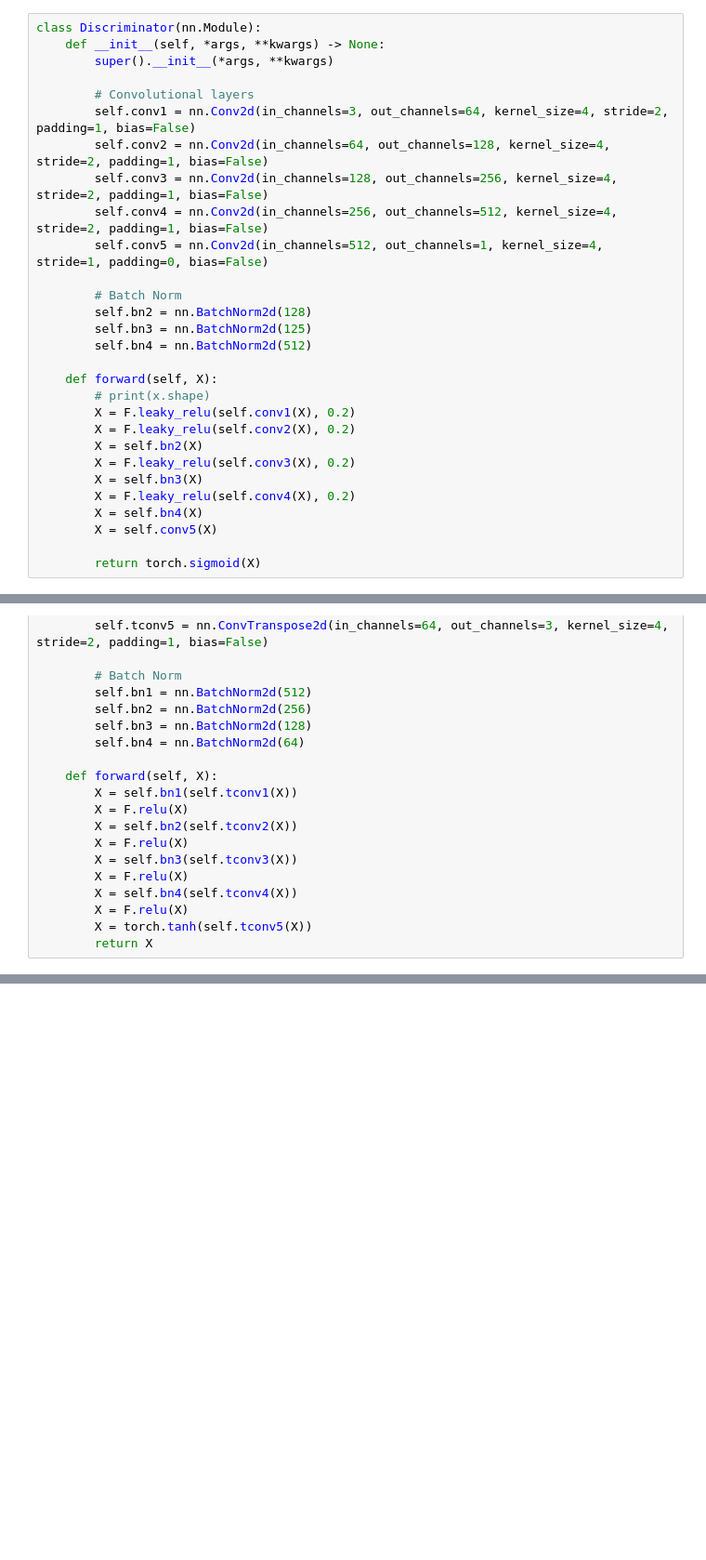
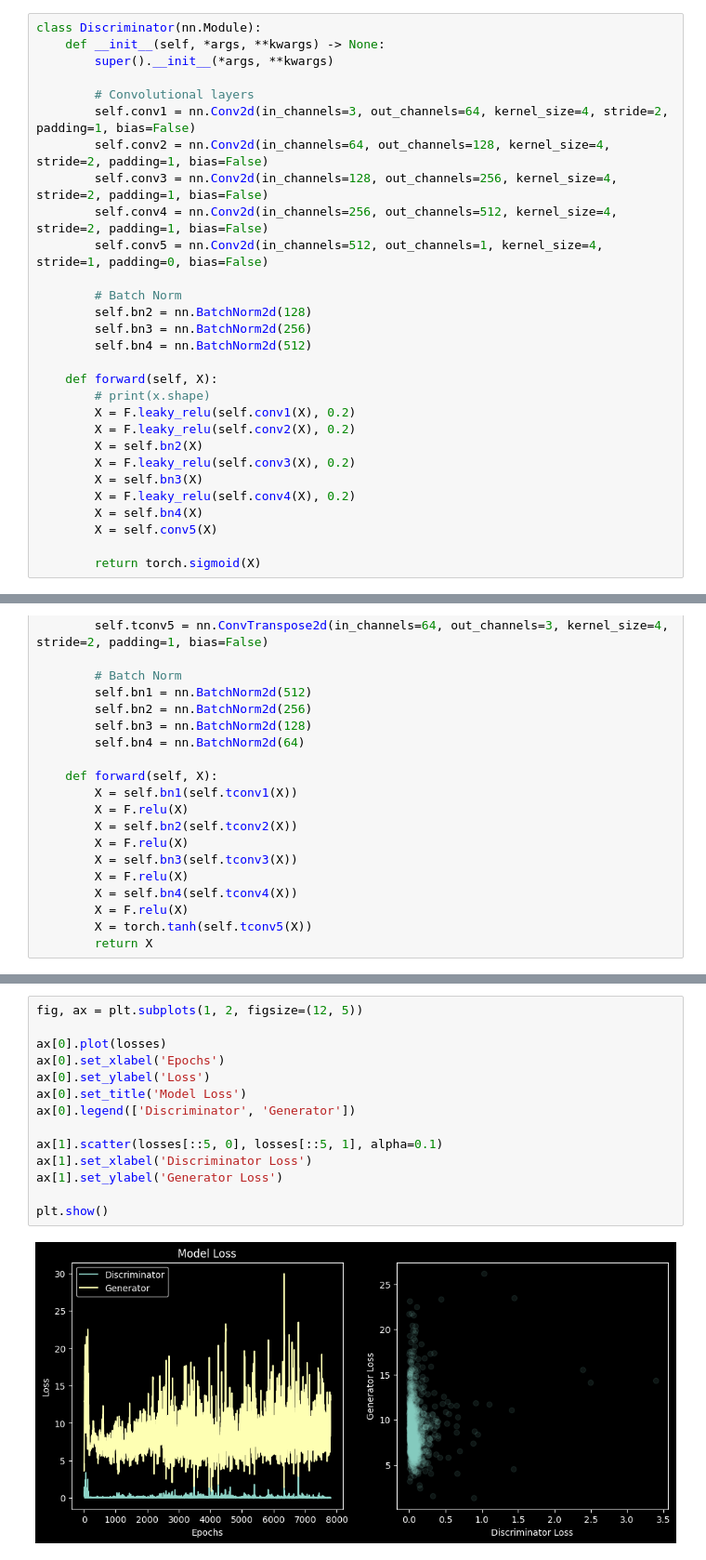
Before and after one commit to shre-db/Generative-Adversarial-Network-CIFAR-10, a Jupyter notebook: Notebook.ipynb, the cells around one changed output, grey strips where cells are left out. Shown at 93% size. Saved outputs shown, nothing was run; the diff lists cells and outputs as text; blank space fills up the shorter version.

```diff
--- a/Notebook.ipynb
+++ b/Notebook.ipynb
@@ -89,7 +86,7 @@ class Discriminator(nn.Module):
 
         # Batch Norm
         self.bn2 = nn.BatchNorm2d(128)
-        self.bn3 = nn.BatchNorm2d(125)
+        self.bn3 = nn.BatchNorm2d(256)
         self.bn4 = nn.BatchNorm2d(512)
 
     def forward(self, X):
@@ -149,0 +204,16 @@ g_optimizer = torch.optim.Adam(g_net.parameters(), lr=0.0002)
+# %%
+fig, ax = plt.subplots(1, 2, figsize=(12, 5))
+
+ax[0].plot(losses)
+ax[0].set_xlabel('Epochs')
+ax[0].set_ylabel('Loss')
+ax[0].set_title('Model Loss')
+ax[0].legend(['Discriminator', 'Generator'])
+
+ax[1].scatter(losses[::5, 0], losses[::5, 1], alpha=0.1)
+ax[1].set_xlabel('Discriminator Loss')
+ax[1].set_ylabel('Generator Loss')
+
+plt.show()
+# %% [output]
+[figure, added]
```
Also changed, not shown: parts of 8 cells of this notebook.
